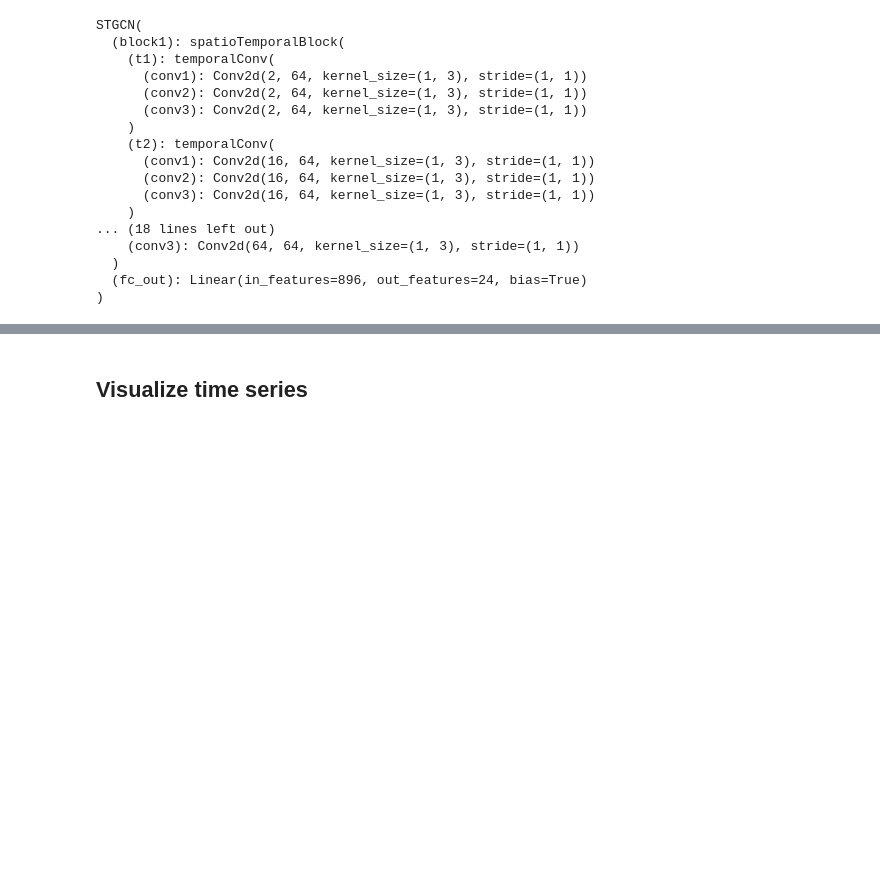
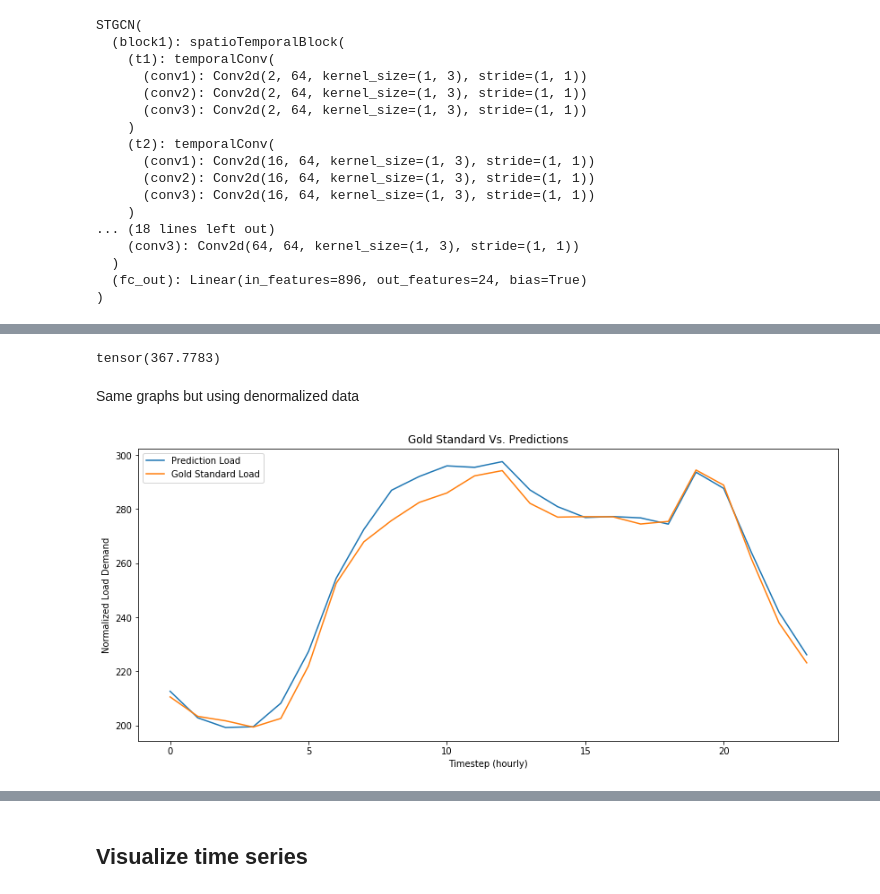
Before and after one commit to austnbell/energyDemand, a Jupyter notebook: evaluation/baseEvaluate.ipynb, the cells around one changed output, grey strips where cells are left out. Cells and saved outputs as stored; diff of their text form; code cells hidden in the pictures; blank space fills up the shorter version.

```diff
--- a/evaluation/baseEvaluate.ipynb
+++ b/evaluation/baseEvaluate.ipynb
@@ -179,0 +185,3 @@ plotPredVsTrue(val_target, val_predictions, 9, 8)
+# %%
+node_min_max = pd.read_csv("../data/processed/Load Min Max Values.csv")
+node_min_max
@@ -179,0 +202,13 @@ plotPredVsTrue(val_target, val_predictions, 9, 8)
+# %%
+denorm_preds = denormalizeLoad(val_predictions, node_min_max)
+denorm_target = denormalizeLoad(val_target, node_min_max)
+
+mse_criterion(torch.FloatTensor(denorm_preds), torch.FloatTensor(denorm_target))
+# %% [output]
+tensor(367.7783)
+# %% [markdown]
+Same graphs but using denormalized data
+# %%
+plotPredVsTrue(denorm_target, denorm_preds, 0, 100)
+# %% [output]
+[figure, added]
```
Also changed, not shown: parts of 10 cells of this notebook, 6 other files.
